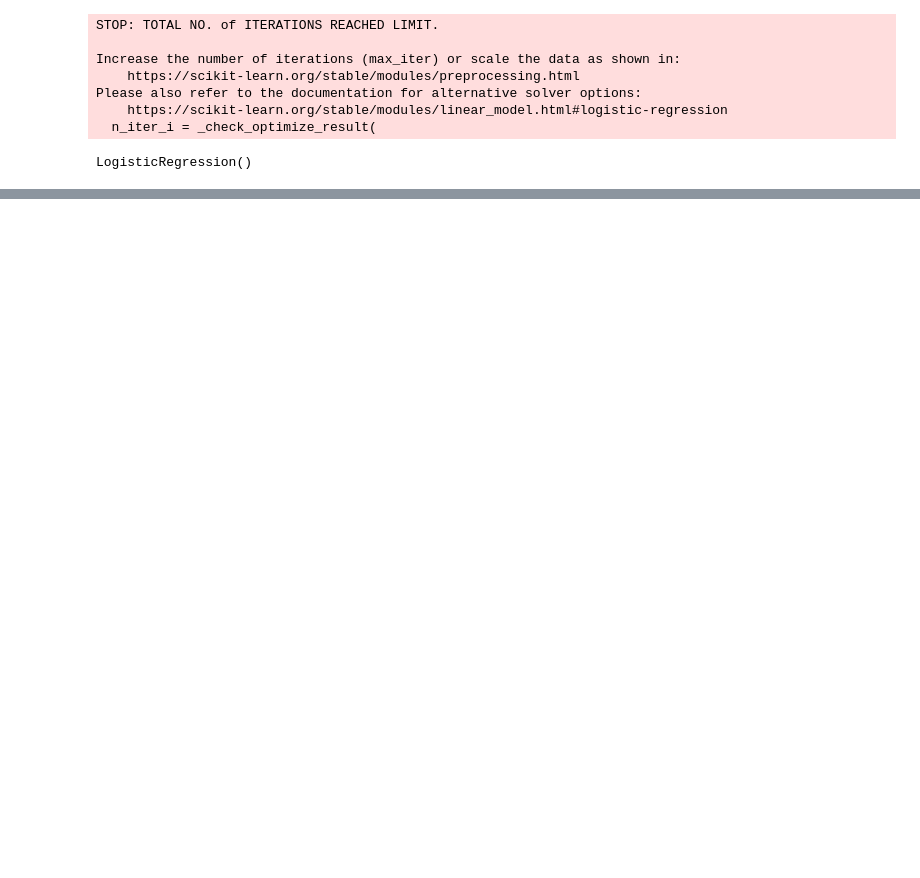
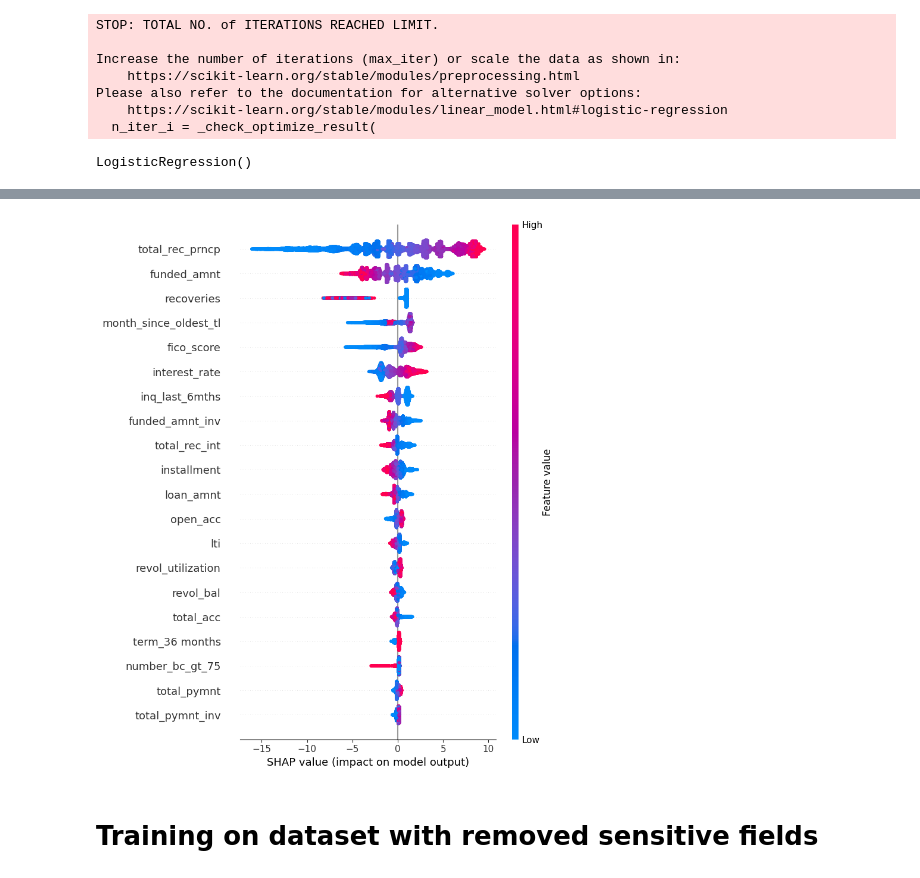
Before and after one commit to unnati026/JPMC-Case-Study, a Jupyter notebook: trial.ipynb, the cells around one changed output, grey strips where cells are left out. Saved outputs shown, nothing was run; the diff lists cells and outputs as text; code cells hidden in the pictures; blank space fills up the shorter version.

```diff
--- a/trial.ipynb
+++ b/trial.ipynb
@@ -224,0 +570,10 @@ print(feature_importance)
+# %%
+import shap
+
+# Explain the model's predictions with SHAP
+explainer = shap.Explainer(best_xgb_model, x_train_or)
+shap_values = explainer.shap_values(x_test_sample)  # x_test_sample should be a single data point
+
+# Visualize the explanation
+shap.initjs()
+shap.force_plot(explainer.expected_value, shap_values, x_test_sample)
@@ -224,0 +583,8 @@ print(feature_importance)
+# %%
+# Summary plot
+shap_values2 = explainer.shap_values(x_train_or)
+shap.summary_plot(shap_values2, x_train_or)
+# %% [output]
+[figure, added]
+# %% [markdown]
+# Training on dataset with removed sensitive fields
```
Also changed, not shown: parts of 64 cells of this notebook, 2 other files.
